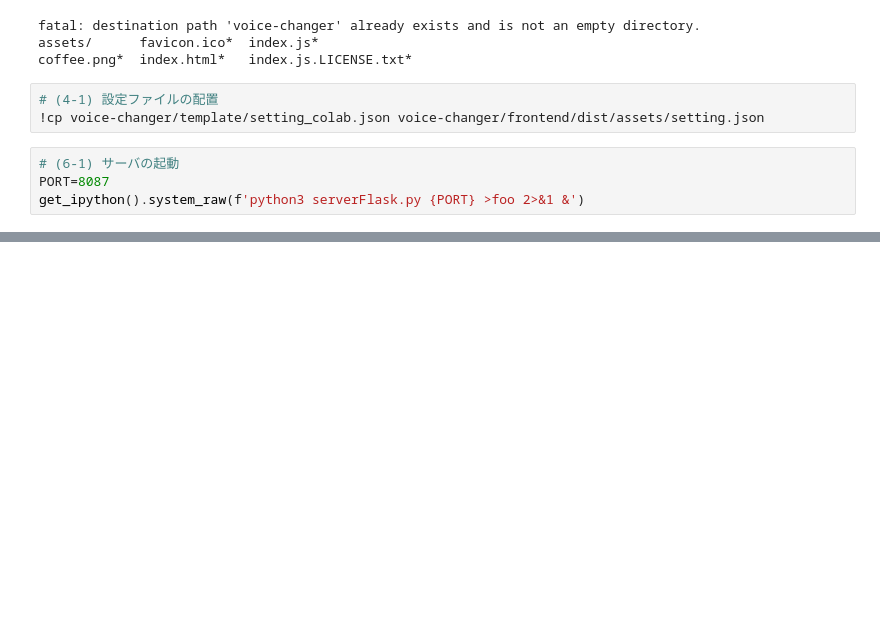
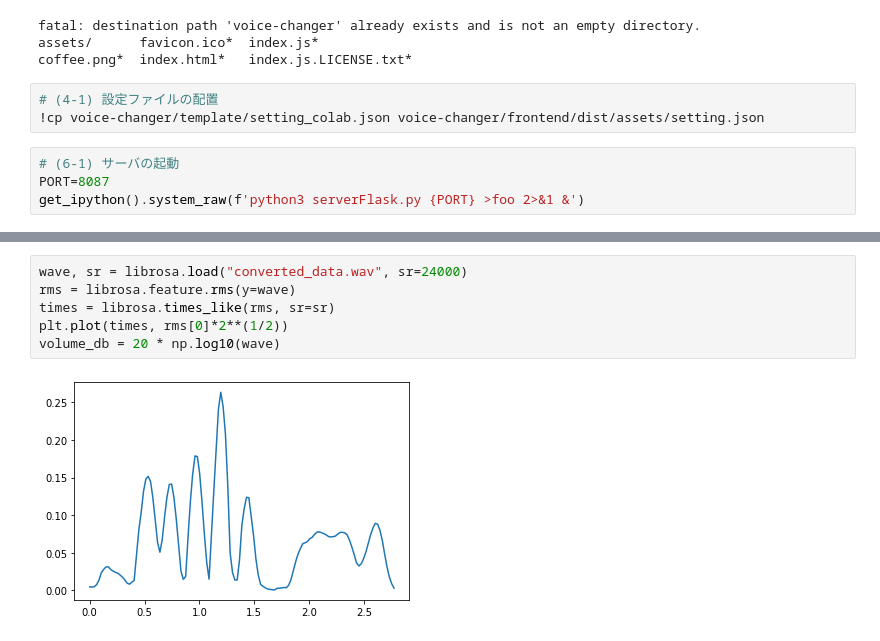
Before and after one commit to w-okada/voice-changer, a Jupyter notebook: SOFT_VC_FLASK.ipynb, the cells around one changed output, grey strips where cells are left out. Saved outputs shown, nothing was run; the diff lists cells and outputs as text; blank space fills up the shorter version.

```diff
--- a/SOFT_VC_FLASK.ipynb
+++ b/SOFT_VC_FLASK.ipynb
@@ -91,0 +129,8 @@ coffee.png*  index.html*   index.js.LICENSE.txt*
+# %%
+wave, sr = librosa.load("converted_data.wav", sr=24000)
+rms = librosa.feature.rms(y=wave)
+times = librosa.times_like(rms, sr=sr)
+plt.plot(times, rms[0]*2**(1/2))
+volume_db = 20 * np.log10(wave)
+# %% [output]
+[figure, added]
```
Also changed, not shown: parts of 15 cells of this notebook.
